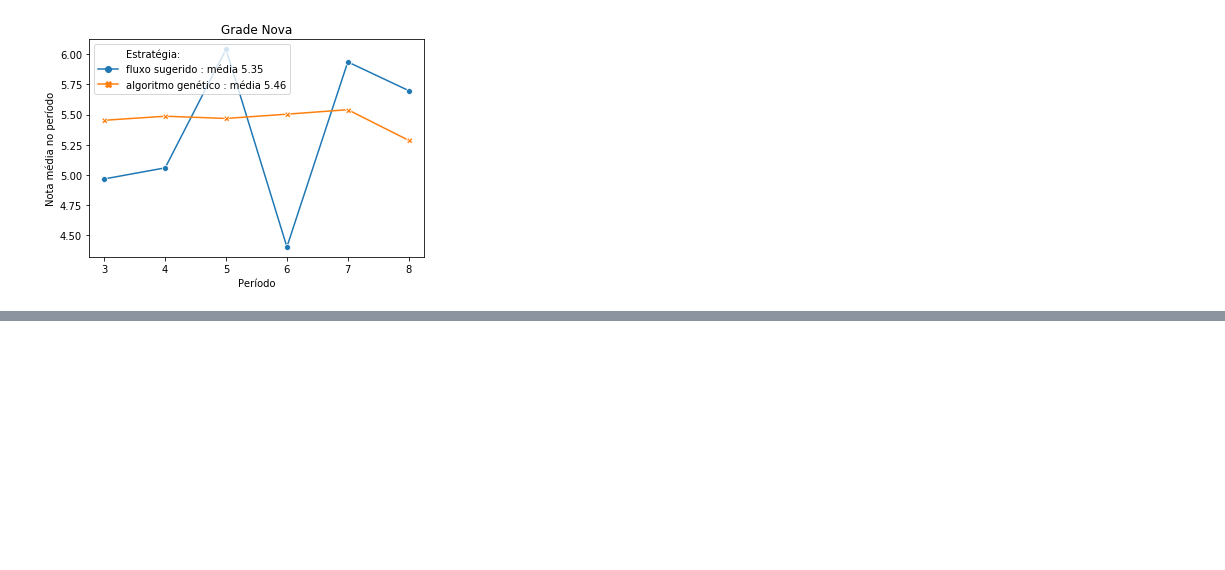
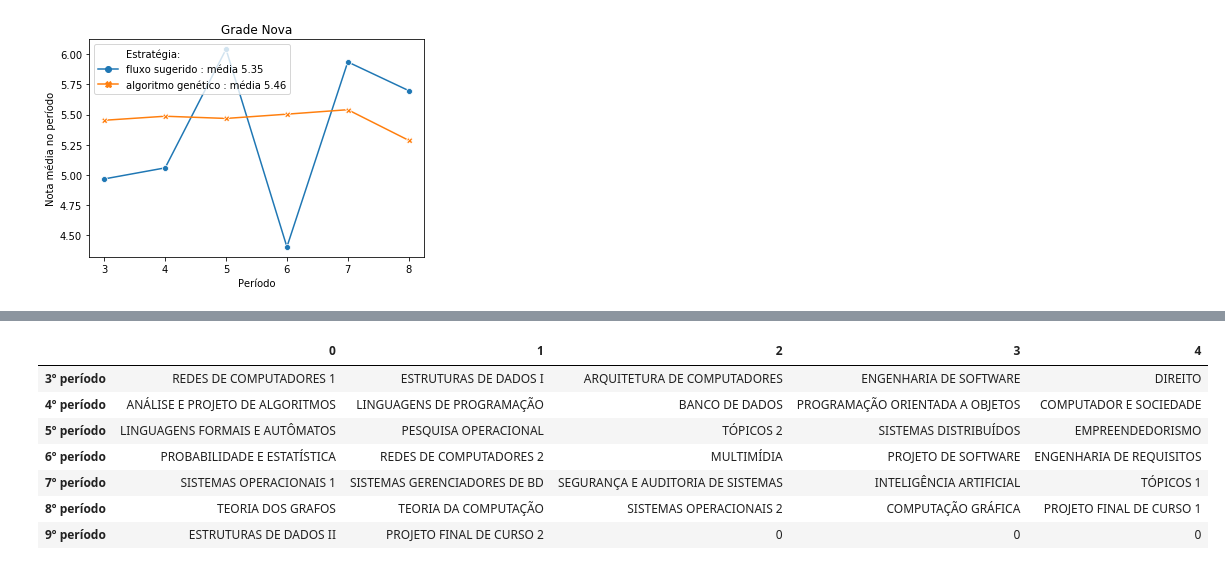
Before and after one commit to luanagbmartins/inteligencia-artificial, a Jupyter notebook: Módulo 5 - Algoritmos Genéticos/Copy_of_AP_05_ LuanaGuedes_RuanChaves_ThiagoMonteles.ipynb, the cells around one changed output, grey strips where cells are left out. Cells and saved outputs as stored; diff of their text form; code cells hidden in the pictures; blank space fills up the shorter version.

```diff
--- a/Módulo 5 - Algoritmos Genéticos/Copy_of_AP_05_ LuanaGuedes_RuanChaves_ThiagoMonteles.ipynb
+++ b/Módulo 5 - Algoritmos Genéticos/Copy_of_AP_05_ LuanaGuedes_RuanChaves_ThiagoMonteles.ipynb
@@ -1002,0 +1019,11 @@ plot_compare(pd.DataFrame(test_results).fillna(0.0).max().tolist(),
+# %%
+plot_periodos(curso)
+# %% [output]
+|  | 0 | 1 | 2 | 3 | 4 |
+| 3º período | REDES DE COMPUTADORES 1 | ESTRUTURAS DE DADOS I | ARQUITETURA DE COMPUTADORES | ENGENHARIA DE SOFTWARE | DIREITO |
+| 4º período | ANÁLISE E PROJETO DE ALGORITMOS | LINGUAGENS DE PROGRAMAÇÃO | BANCO DE DADOS | PROGRAMAÇÃO ORIENTADA A OBJETOS | COMPUTADOR E SOCIEDADE |
+| 5º período | LINGUAGENS FORMAIS E AUTÔMATOS | PESQUISA OPERACIONAL | TÓPICOS 2 | SISTEMAS DISTRIBUÍDOS | EMPREENDEDORISMO |
+| 6º período | PROBABILIDADE E ESTATÍSTICA | REDES DE COMPUTADORES 2 | MULTIMÍDIA | PROJETO DE SOFTWARE | ENGENHARIA DE REQUISITOS |
+| 7º período | SISTEMAS OPERACIONAIS 1 | SISTEMAS GERENCIADORES DE BD | SEGURANÇA E AUDITORIA DE SISTEMAS | INTELIGÊNCIA ARTIFICIAL | TÓPICOS 1 |
+| 8º período | TEORIA DOS GRAFOS | TEORIA DA COMPUTAÇÃO | SISTEMAS OPERACIONAIS 2 | COMPUTAÇÃO GRÁFICA | PROJETO FINAL DE CURSO 1 |
+| 9º período | ESTRUTURAS DE DADOS II | PROJETO FINAL DE CURSO 2 | 0 | 0 | 0 |
```
Also changed, not shown: parts of 3 cells of this notebook.
